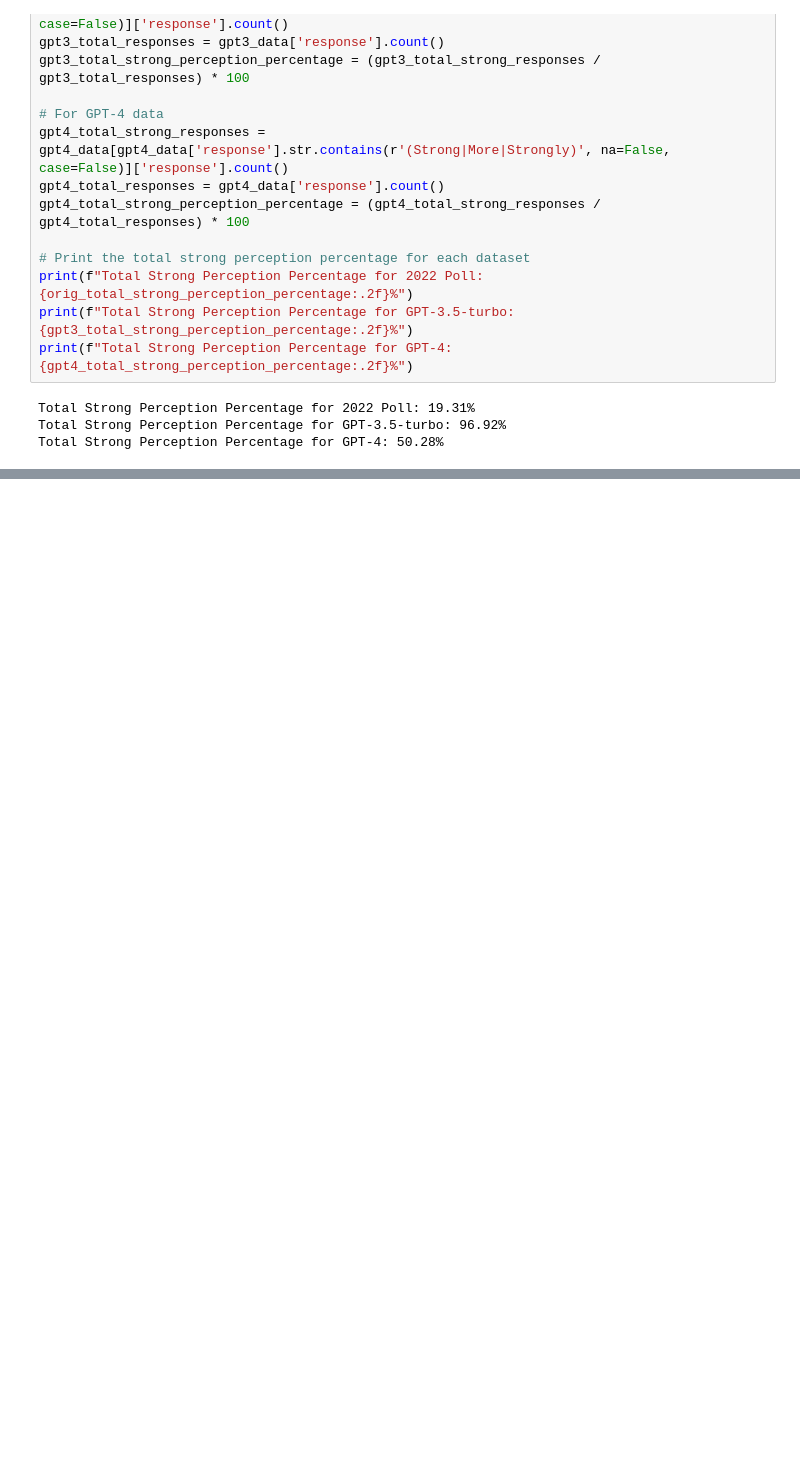
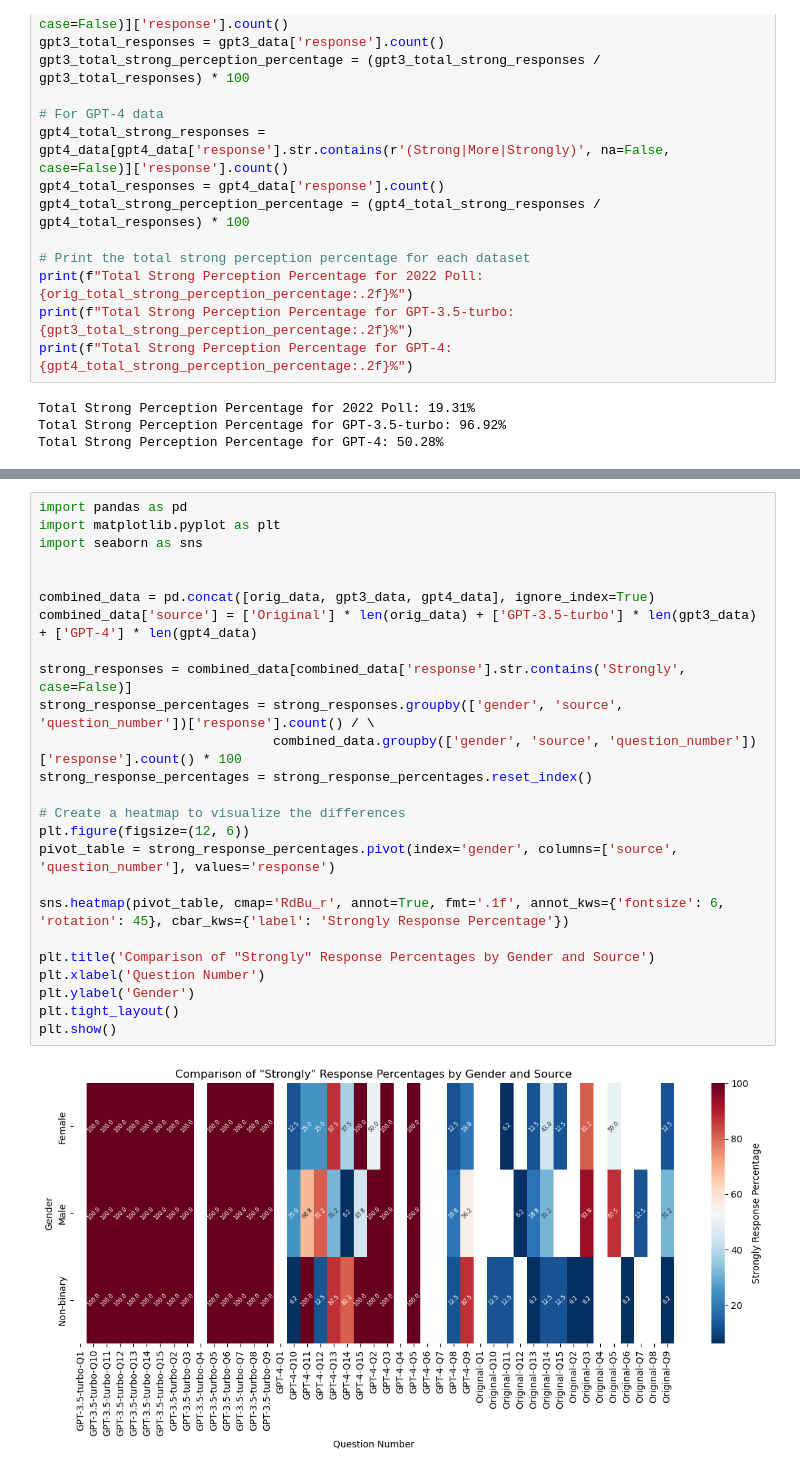
Before and after one commit to doro041/LLMvsPublicPolls, a Jupyter notebook: EDAvisualisations.ipynb, the cells around one changed output, grey strips where cells are left out. Cells and saved outputs as stored; diff of their text form; blank space fills up the shorter version.

```diff
--- a/EDAvisualisations.ipynb
+++ b/EDAvisualisations.ipynb
@@ -653,0 +447,27 @@ NameError: name 'group_data' is not defined
+# %%
+import pandas as pd
+import matplotlib.pyplot as plt
+import seaborn as sns
+
+
+combined_data = pd.concat([orig_data, gpt3_data, gpt4_data], ignore_index=True)
+combined_data['source'] = ['Original'] * len(orig_data) + ['GPT-3.5-turbo'] * len(gpt3_data) + ['GPT-4'] * len(gpt4_data)
+
+strong_responses = combined_data[combined_data['response'].str.contains('Strongly', case=False)]
+strong_response_percentages = strong_responses.groupby(['gender', 'source', 'question_number'])['response'].count() / \
+                              combined_data.groupby(['gender', 'source', 'question_number'])['response'].count() * 100
+strong_response_percentages = strong_response_percentages.reset_index()
+
+# Create a heatmap to visualize the differences
+plt.figure(figsize=(12, 6))
+pivot_table = strong_response_percentages.pivot(index='gender', columns=['source', 'question_number'], values='response')
+
+sns.heatmap(pivot_table, cmap='RdBu_r', annot=True, fmt='.1f', annot_kws={'fontsize': 6, 'rotation': 45}, cbar_kws={'label': 'Strongly Response Percentage'})
+
+plt.title('Comparison of "Strongly" Response Percentages by Gender and Source')
+plt.xlabel('Question Number')
+plt.ylabel('Gender')
+plt.tight_layout()
+plt.show()
+# %% [output]
+[figure, added]
```
Also changed, not shown: parts of 9 cells of this notebook.
